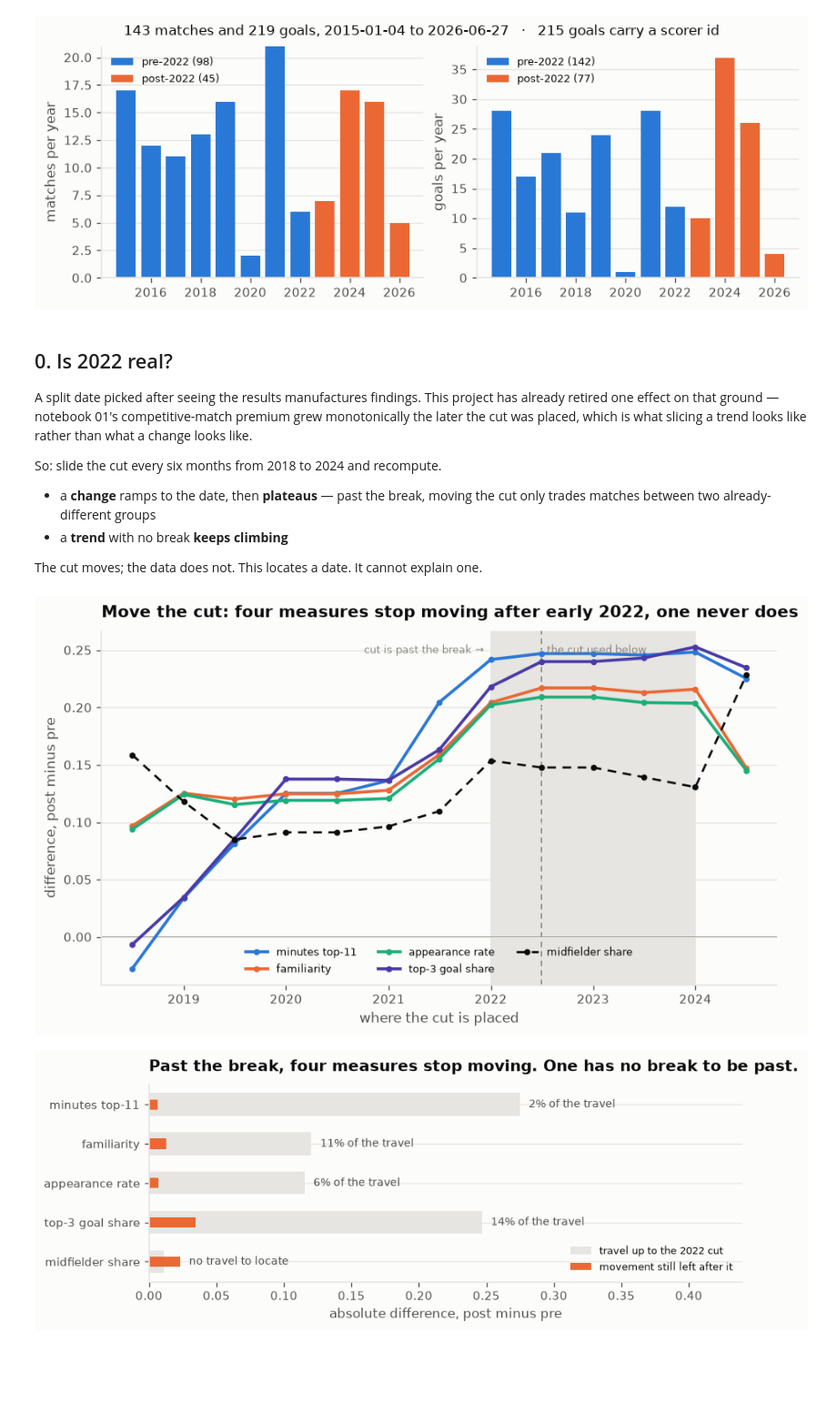
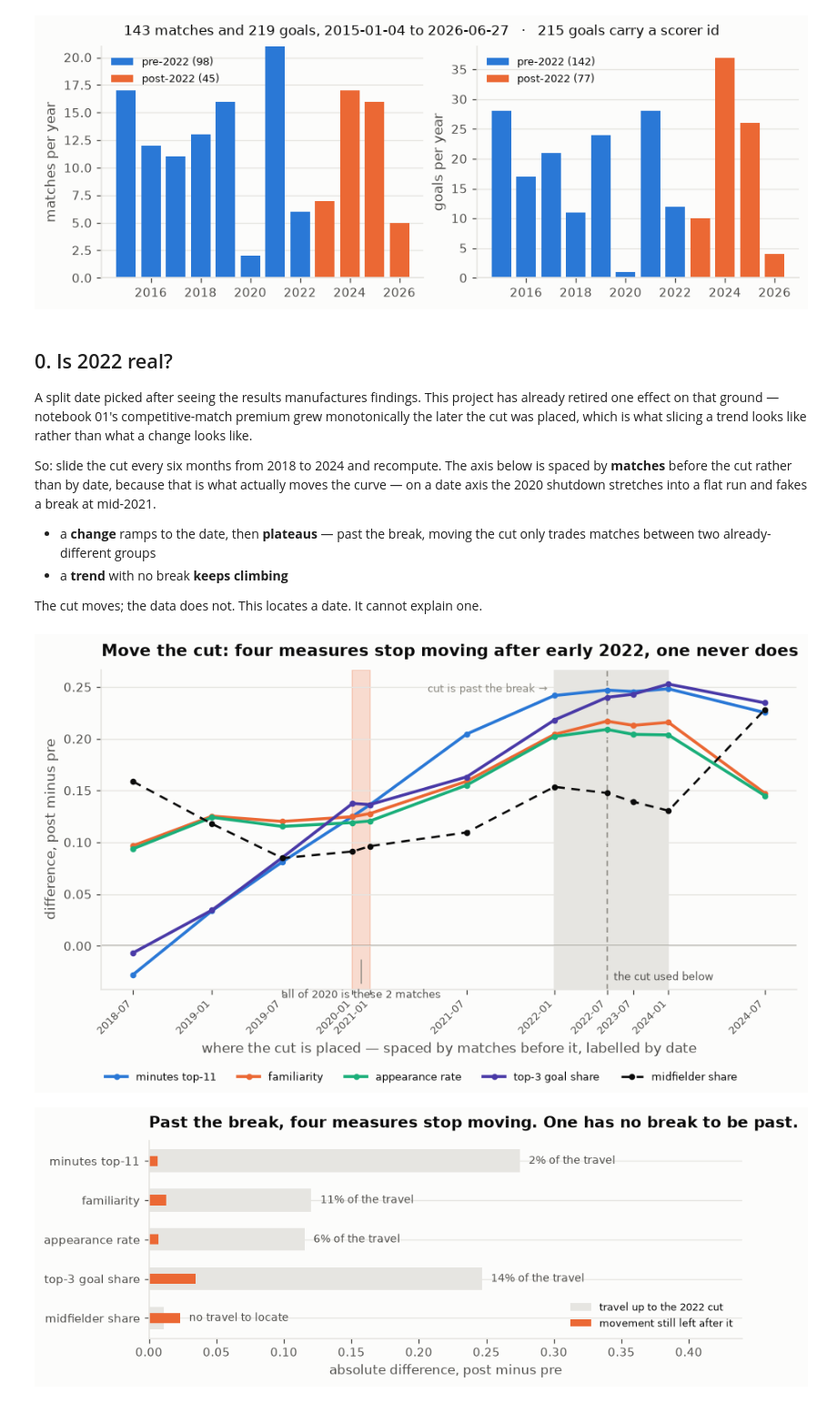
Before and after one commit to mqedan217/jordan-football-strength, a Jupyter notebook: notebooks/03_where_the_goals_came_from.ipynb, the cells around one changed output. Shown at 91% size. Drawn from its saved outputs; the diff is of its cells as text; code cells hidden in the pictures; blank space fills up the shorter version.

```diff
--- a/notebooks/03_where_the_goals_came_from.ipynb
+++ b/notebooks/03_where_the_goals_came_from.ipynb
@@ -76,7 +76,10 @@ has already retired one effect on that ground — notebook 01's competitive-matc
 premium grew monotonically the later the cut was placed, which is what slicing a
 trend looks like rather than what a change looks like.
 
-So: slide the cut every six months from 2018 to 2024 and recompute.
+So: slide the cut every six months from 2018 to 2024 and recompute. The axis
+below is spaced by **matches** before the cut rather than by date, because that
+is what actually moves the curve — on a date axis the 2020 shutdown stretches
+into a flat run and fakes a break at mid-2021.
 
 - a **change** ramps to the date, then **plateaus** — past the break, moving the
   cut only trades matches between two already-different groups
@@ -160,33 +163,62 @@ for cut in pd.date_range("2018-07-01", "2024-07-01", freq="6MS"):
         x, y = fn(pre), fn(post)
         r[lab] = y - x if np.isfinite(x) and np.isfinite(y) else np.nan
     rows.append(r)
-sweep = pd.DataFrame(rows)   # drawn by the next cell
+sweep = pd.DataFrame(rows)
+# Two cut dates with no match between them describe the same split, so they are
+# the same point -- keep one, labelled by the earlier date.
+sweep = sweep.drop_duplicates(subset="n_pre", keep="first").reset_index(drop=True)
 # %%
-fig, ax = plt.subplots(figsize=(7.6, 4.4))
-x = pd.to_datetime(sweep.cut)
-# The shaded band is where the cut is already past the break: if the change is
-# real, the lines go flat inside it.
-ax.axvspan(pd.Timestamp("2022-01-01"), pd.Timestamp("2024-01-01"),
-           color=viz.GRID, zorder=0)
-ax.annotate("cut is past the break →", xy=(pd.Timestamp("2022-01-01"), 1.0),
+# Spaced by MATCHES before the cut, not by date. Nothing here moves with the
+# calendar -- the curve only changes when matches cross the cut -- and Jordan
+# played 2 matches in all of 2020, so a date axis stretches the shutdown into a
+# flat stretch and makes the climb look like it begins in mid-2021.
+fig, ax = plt.subplots(figsize=(7.8, 4.6))
+x = sweep.n_pre.values
+cut_x = int((mt.date < CUT).sum())
+band = (int((mt.date < pd.Timestamp("2022-01-01")).sum()),
+        int((mt.date < pd.Timestamp("2024-01-01")).sum()))
+
+ax.axvspan(band[0], band[1], color=viz.GRID, zorder=0)
+ax.annotate("cut is past the break →", xy=(band[0], 1.0),
             xycoords=("data", "axes fraction"), xytext=(-5, -10),
             textcoords="offset points", fontsize=8, color=viz.INK_MUTED,
             ha="right", va="top")
 PALETTE = [viz.BLUE, viz.ORANGE, viz.AQUA, viz.VIOLET, viz.INK]
 for (lab, _), col in zip(SWEEP, PALETTE):
     odd = lab == "midfielder share"          # the one that never settles
     ax.plot(x, sweep[lab], color=col, marker="o", ms=3.5, label=lab,
             lw=1.6 if odd else 2.2, ls=(0, (4, 3)) if odd else "-")
 ax.axhline(0, color=viz.INK_MUTED, lw=0.9, zorder=0)
-viz.mark_split(ax, label="the cut used below")
-ax.set_xlabel("where the cut is placed")
+ax.axvline(cut_x, color=viz.INK_MUTED, lw=1.0, ls=(0, (4, 3)), zorder=0)
+# down at the baseline, where the lines are not
+ax.annotate("the cut used below", xy=(cut_x, 0.02), xycoords=("data", "axes fraction"),
+            xytext=(5, 0), textcoords="offset points", fontsize=8,
+            color=viz.INK_2, va="bottom")
+
+ax.set_xticks(x)
+ax.set_xticklabels([str(c)[:7] for c in sweep.cut], rotation=45, ha="right",
+                   fontsize=8)
+# The whole of 2020 spans this many matches. Shade it, so the compression is
+# visible rather than asserted -- on a date axis it was a third of the chart.
+y2020 = (int((mt.date < pd.Timestamp("2020-01-01")).sum()),
+         int((mt.date < pd.Timestamp("2021-01-01")).sum()))
+ax.axvspan(y2020[0], y2020[1], color=viz.ORANGE, alpha=0.22, zorder=0)
+ax.annotate(f"all of 2020 is these {y2020[1] - y2020[0]} matches",
+            xy=(sum(y2020) / 2, 0.10), xycoords=("data", "axes fraction"),
+            xytext=(0, -30), textcoords="offset points", ha="center",
+            fontsize=7.5, color=viz.INK_2,
+            arrowprops=dict(arrowstyle="-", color=viz.INK_MUTED, lw=0.8))
+ax.set_xlabel("where the cut is placed — spaced by matches before it, "
+              "labelled by date")
 ax.set_ylabel("difference, post minus pre")
 ax.set_title("Move the cut: four measures stop moving after early 2022, one never does")
-ax.legend(fontsize=8, ncol=3, loc="lower center")
+fig.legend(*ax.get_legend_handles_labels(), loc="outside lower center",
+           ncol=5, fontsize=8)
 viz.despine(ax)
+ax.grid(axis="x", visible=False)
 plt.show()
 # %% [output]
-[figure, old version]
+[figure, new version]
 # %%
 # Ramp  = how far a measure travels from the earliest cut to the one we use.
 # Flat  = how much it still moves once the cut is PAST the break (shaded band).
```
Also changed, not shown: 1 other file.
